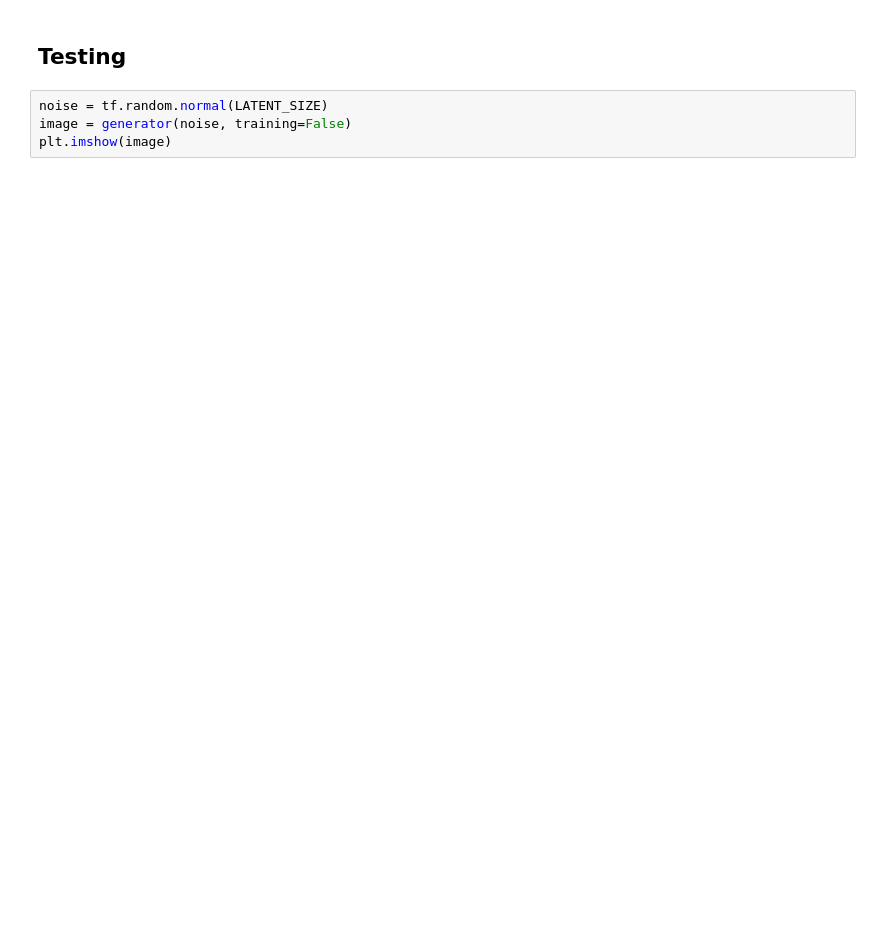
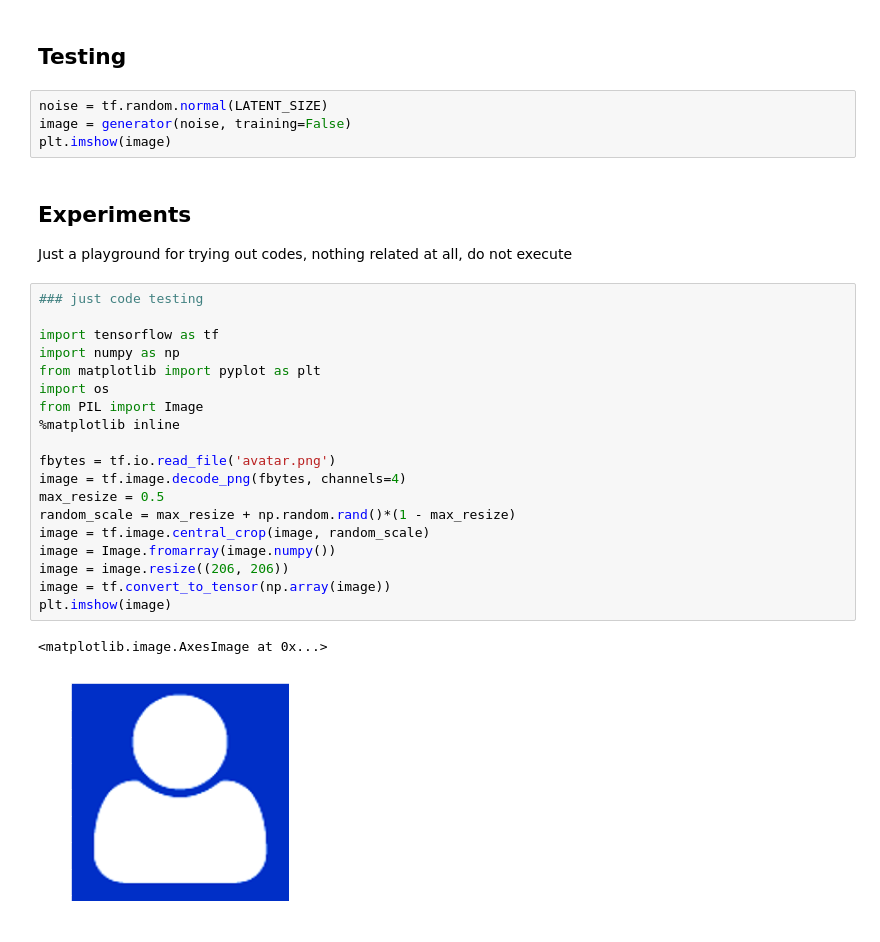
Before and after one commit to comtalyst/generative-facial-cosmetics, a Jupyter notebook: model_engineering/main.ipynb, the cells around one changed output. Cells and saved outputs as stored; diff of their text form; blank space fills up the shorter version.

```diff
--- a/model_engineering/main.ipynb
+++ b/model_engineering/main.ipynb
@@ -66,3 +95,28 @@ train(generator, discriminator, training_dataset, EPOCHS, BATCH_SIZE, strategy)
 noise = tf.random.normal(LATENT_SIZE)
 image = generator(noise, training=False)
 plt.imshow(image)
+# %% [markdown]
+## **Experiments**
+Just a playground for trying out codes, nothing related at all, do not execute
+# %%
+### just code testing
+
+import tensorflow as tf
+import numpy as np
+from matplotlib import pyplot as plt
+import os
+from PIL import Image
+%matplotlib inline
+
+fbytes = tf.io.read_file('avatar.png')
+image = tf.image.decode_png(fbytes, channels=4)
+max_resize = 0.5
+random_scale = max_resize + np.random.rand()*(1 - max_resize)
+image = tf.image.central_crop(image, random_scale)
+image = Image.fromarray(image.numpy())
+image = image.resize((206, 206))
+image = tf.convert_to_tensor(np.array(image))
+plt.imshow(image)
+# %% [output]
+<matplotlib.image.AxesImage at 0x...>
+[figure, added]
```
Also changed, not shown: parts of 5 cells of this notebook, 1 other file.
